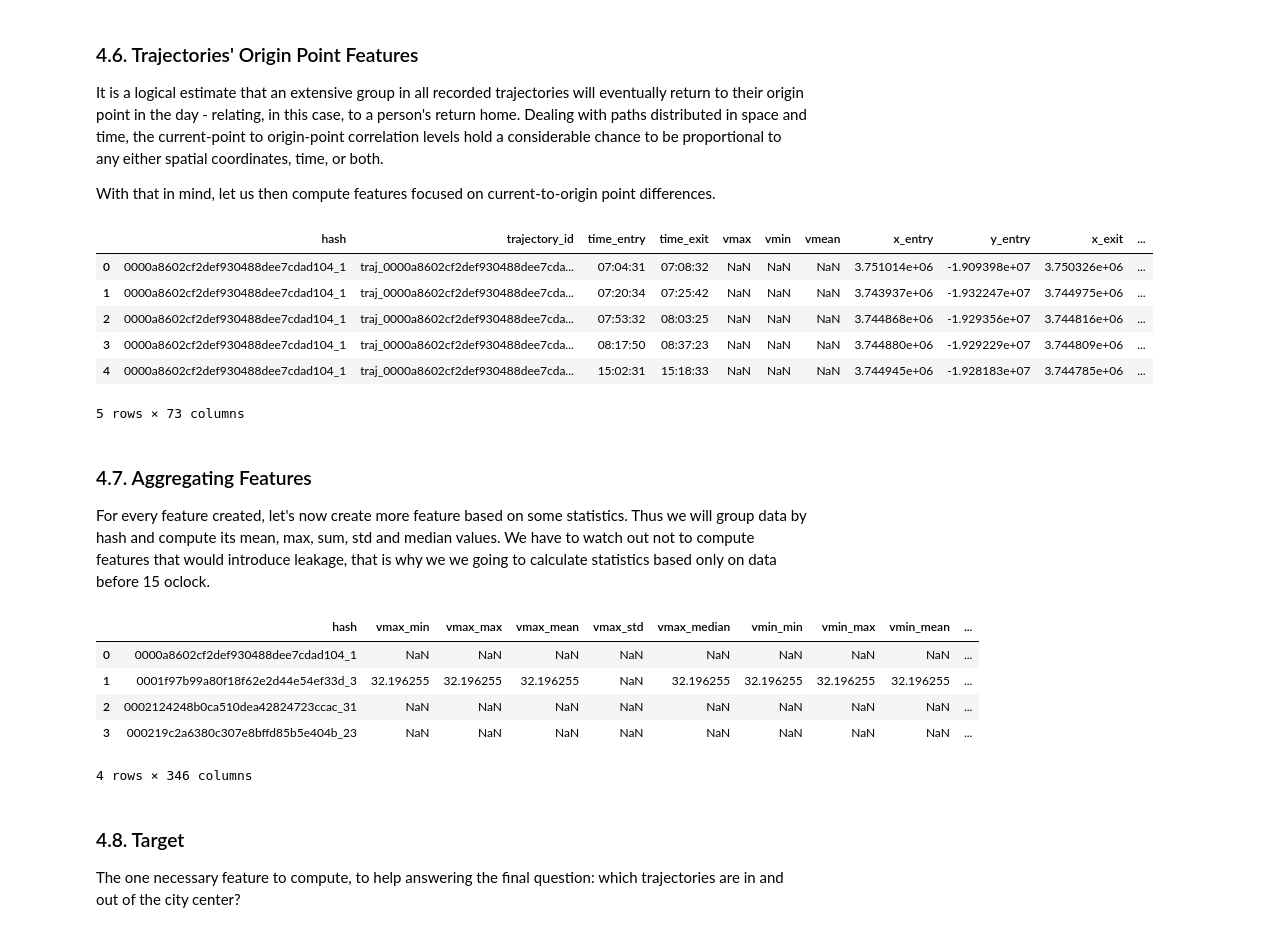
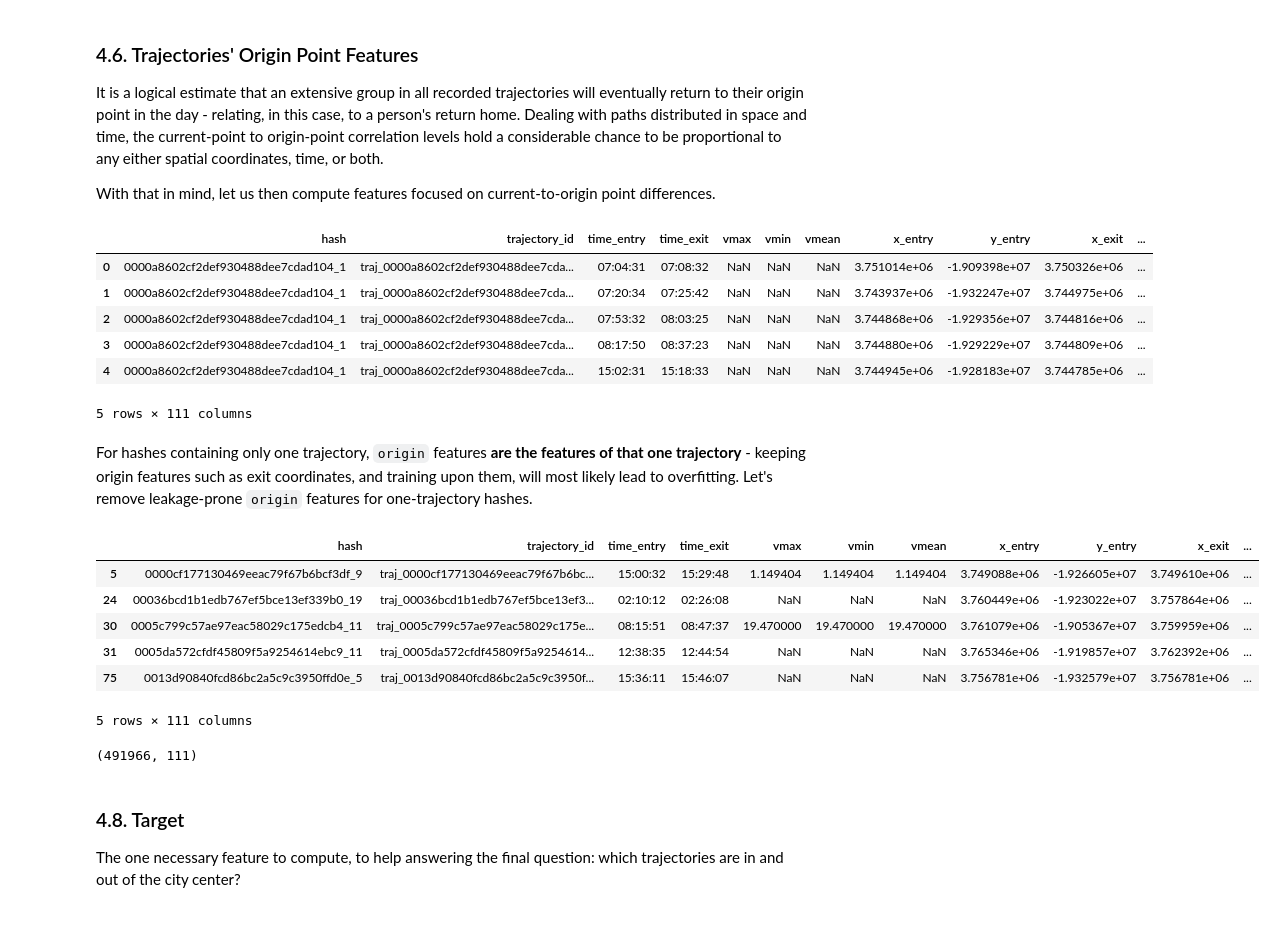
Before and after one commit to jcezarms/ey-nextwave-competition, a Jupyter notebook: notebooks/final_submission.ipynb, the cells around one changed output. Cells and saved outputs as stored; diff of their text form; code cells hidden in the pictures.

```diff
--- a/notebooks/final_submission.ipynb
+++ b/notebooks/final_submission.ipynb
@@ -301,11 +398,18 @@ data['timedelta_blind'] = (data.time_entry - data.time_exit.shift(1)) / pd.Timed
 data['x_delta_blind'] = data.x_entry - data.groupby('hash').x_exit.shift(1)
 data['y_delta_blind'] = data.y_entry - data.groupby('hash').y_exit.shift(1)
 
+data['lon_delta_blind'] = data.lon_entry - data.groupby('hash').lon_exit.shift(1)
+data['lat_delta_blind'] = data.lat_entry - data.groupby('hash').lat_exit.shift(1)
+
 data['euclidean_distance_blind'] = np.sqrt(np.power(data.x_delta_blind.values, 2)
                                      + np.power(data.y_delta_blind.values, 2))
 
 data['manhattan_distance_blind'] = (np.abs(data.x_delta_blind.values)
                                 + np.abs(data.y_delta_blind.values))
+
+data['haversine_distance_blind'] = haversine(data.lon_entry, data.lat_entry,
+                                             data.groupby('hash').lon_exit.shift(1),
+                                             data.groupby('hash').lat_exit.shift(1))
 # %%
 data['trajectory_number'] = data.trajectory_id.progress_apply(lambda x: int(re.findall('_\d+$', x)[0].strip('_')))
 # %% [output]
@@ -317,26 +421,37 @@ It is a logical estimate that an extensive group in all recorded trajectories wi
 
 With that in mind, let us then compute features focused on current-to-origin point differences.
 # %%
-col_subset = ['time_entry', 'time_exit', 'x_entry', 'y_entry', 'x_exit', 'y_exit']
-data[[f'last_{c}' for c in col_subset]] = data.groupby('hash')[col_subset].shift(1)
+border_cols = [f'distance_{x}_border' for x in ['left', 'right', 'upper', 'lower']]
+
+col_subset = ['time_entry', 'time_exit', 'x_entry', 'y_entry', 'x_exit', 'y_exit',
+              'center_permanency', 'manh_dist_cc_entry'] + border_cols
+
+df_last = pd.DataFrame(data.groupby('hash')[col_subset].shift(1))
+df_last.columns = [f'last_{c}' for c in df_last.columns]
+data[df_last.columns.tolist()] = df_last
 
 origin_points = data.groupby('hash').nth(0)[col_subset]
 origin_points.columns = [f'origin_{c}' for c in col_subset]
 # %%
 if data.columns.contains('origin_time_entry'):
-    data = data[data.columns.drop(col_subset)]
-
+    data = data.drop(columns=origin_points.columns.tolist())
 data = data.merge(origin_points.reset_index(), on='hash')
 # %%
 for p in ['last', 'origin']:
     data[f'deltat_{p}_entry'] = (data.time_entry - data[f'{p}_time_entry']) / pd.Timedelta(minutes=1)
     data[f'deltat_{p}_exit'] = (data.time_entry - data[f'{p}_time_exit']) / pd.Timedelta(minutes=1)
 
-    data = data[data.columns.drop([x for x in data.columns.ravel() if x.startswith(f'{p}_time_')])]
+    data = data.drop(columns=[x for x in data.columns.ravel() if x.startswith(f'{p}_time_')])
 
     data[f'deltad_{p}_entry'] = euclidean(data[f'{p}_x_entry'], data[f'{p}_y_entry'], data.x_entry, data.y_entry)
     data[f'deltad_{p}_exit'] = euclidean(data[f'{p}_x_exit'], data[f'{p}_y_exit'], data.x_entry, data.y_entry)
 
+    data[f'delta_{p}_manh_dist_cc_entry'] = data.manh_dist_cc_entry - data[f'{p}_manh_dist_cc_entry']
+    data[f'delta_{p}_center_permanency'] = data.center_permanency - data[f'{p}_center_permanency']
+
+    for border in border_cols:
+        data[f'delta_{p}_{border}'] = data[border] - data[f'{p}_{border}']
+
 data.head(5)
 # %% [output]
 |  | hash | trajectory_id | time_entry | time_exit | vmax | vmin | vmean | x_entry | y_entry | x_exit | ... |
@@ -345,25 +460,6 @@ data.head(5)
 | 2 | 0000a8602cf2def930488dee7cdad104_1 | traj_0000a8602cf2def930488dee7cda... | 07:53:32 | 08:03:25 | NaN | NaN | NaN | 3.744868e+06 | -1.929356e+07 | 3.744816e+06 | ... |
 | 3 | 0000a8602cf2def930488dee7cdad104_1 | traj_0000a8602cf2def930488dee7cda... | 08:17:50 | 08:37:23 | NaN | NaN | NaN | 3.744880e+06 | -1.929229e+07 | 3.744809e+06 | ... |
 | 4 | 0000a8602cf2def930488dee7cdad104_1 | traj_0000a8602cf2def930488dee7cda... | 15:02:31 | 15:18:33 | NaN | NaN | NaN | 3.744945e+06 | -1.928183e+07 | 3.744785e+06 | ... |
-5 rows × 73 columns
+5 rows × 111 columns
-# %% [markdown]
-### <a id='4-7'>4.7. Aggregating Features </a>
-
-For every feature created, let's now create more feature based on some statistics. Thus we will group data by hash and compute its mean, max, sum, std and median values. We have to watch out not to compute features that would introduce leakage, that is why we we going to calculate statistics based only on data before 15 oclock.
-# %%
-# exclude data between 15-16 to avoid leakage
-data_to_calculate_features = data[data.time_exit < pd.to_timedelta('15:00:00')]
-
-agg_features = (data_to_calculate_features.groupby('hash')
-               .agg(['min', 'max', 'mean', 'std', 'median'])
-               .reset_index())
-
-agg_features.columns = ['hash'] + ["_".join(x) for x in agg_features.columns.ravel() if x[0] is not 'hash']
-agg_features.head(4)
-# %% [output]
-|  | hash | vmax_min | vmax_max | vmax_mean | vmax_std | vmax_median | vmin_min | vmin_max | vmin_mean | ... |
-| 0 | 0000a8602cf2def930488dee7cdad104_1 | NaN | NaN | NaN | NaN | NaN | NaN | NaN | NaN | ... |
-| 1 | 0001f97b99a80f18f62e2d44e54ef33d_3 | 32.196255 | 32.196255 | 32.196255 | NaN | 32.196255 | 32.196255 | 32.196255 | 32.196255 | ... |
-| 2 | 0002124248b0ca510dea42824723ccac_31 | NaN | NaN | NaN | NaN | NaN | NaN | NaN | NaN | ... |
-| 3 | 000219c2a6380c307e8bffd85b5e404b_23 | NaN | NaN | NaN | NaN | NaN | NaN | NaN | NaN | ... |
-4 rows × 346 columns
+# %% [markdown]
+For hashes containing only one trajectory, `origin` features **are the features of that one trajectory** - keeping origin features such as exit coordinates, and training upon them, will most likely lead to overfitting. Let's remove leakage-prone `origin` features for one-trajectory hashes.
@@ -369,0 +468,14 @@ agg_features.head(4)
+# %%
+one_trajectory = (data.groupby('hash').trajectory_id.nunique() == 1).reset_index()
+one_trajectory.columns = ['hash', 'one_only']
+one_trajectory = one_trajectory[one_trajectory.one_only == 1]
+
+data[data.hash.isin(one_trajectory.hash)].head(5)
+# %% [output]
+|  | hash | trajectory_id | time_entry | time_exit | vmax | vmin | vmean | x_entry | y_entry | x_exit | ... |
+| 5 | 0000cf177130469eeac79f67b6bcf3df_9 | traj_0000cf177130469eeac79f67b6bc... | 15:00:32 | 15:29:48 | 1.149404 | 1.149404 | 1.149404 | 3.749088e+06 | -1.926605e+07 | 3.749610e+06 | ... |
+| 24 | 00036bcd1b1edb767ef5bce13ef339b0_19 | traj_00036bcd1b1edb767ef5bce13ef3... | 02:10:12 | 02:26:08 | NaN | NaN | NaN | 3.760449e+06 | -1.923022e+07 | 3.757864e+06 | ... |
+| 30 | 0005c799c57ae97eac58029c175edcb4_11 | traj_0005c799c57ae97eac58029c175e... | 08:15:51 | 08:47:37 | 19.470000 | 19.470000 | 19.470000 | 3.761079e+06 | -1.905367e+07 | 3.759959e+06 | ... |
+| 31 | 0005da572cfdf45809f5a9254614ebc9_11 | traj_0005da572cfdf45809f5a9254614... | 12:38:35 | 12:44:54 | NaN | NaN | NaN | 3.765346e+06 | -1.919857e+07 | 3.762392e+06 | ... |
+| 75 | 0013d90840fcd86bc2a5c9c3950ffd0e_5 | traj_0013d90840fcd86bc2a5c9c3950f... | 15:36:11 | 15:46:07 | NaN | NaN | NaN | 3.756781e+06 | -1.932579e+07 | 3.756781e+06 | ... |
+5 rows × 111 columns
@@ -370,3 +484,7 @@ agg_features.head(4)
+# %%
+data.shape
+# %% [output]
+(491966, 111)
 # %% [markdown]
 ### <a id='4-8'>4.8. Target </a>
 
```
Also changed, not shown: parts of 52 cells of this notebook, 10 other files.
